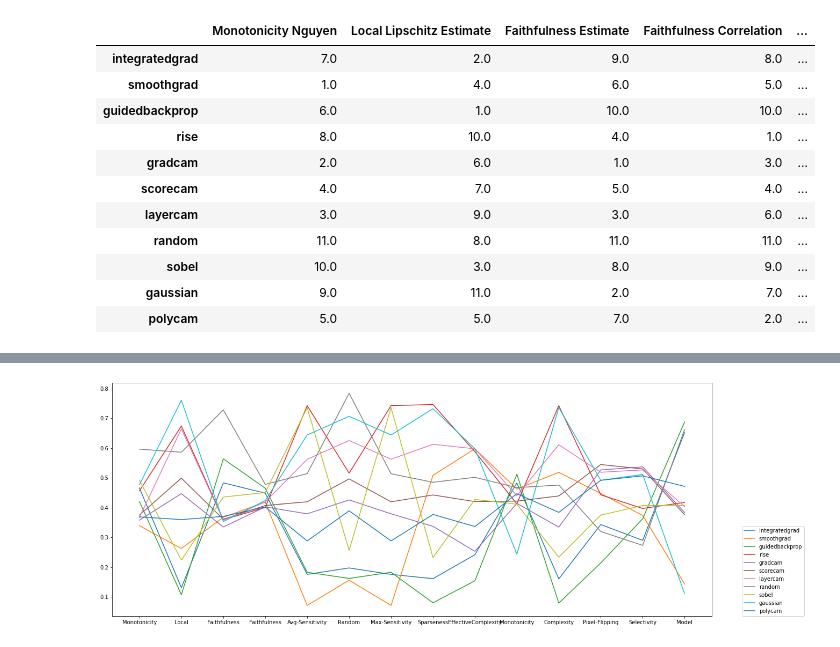
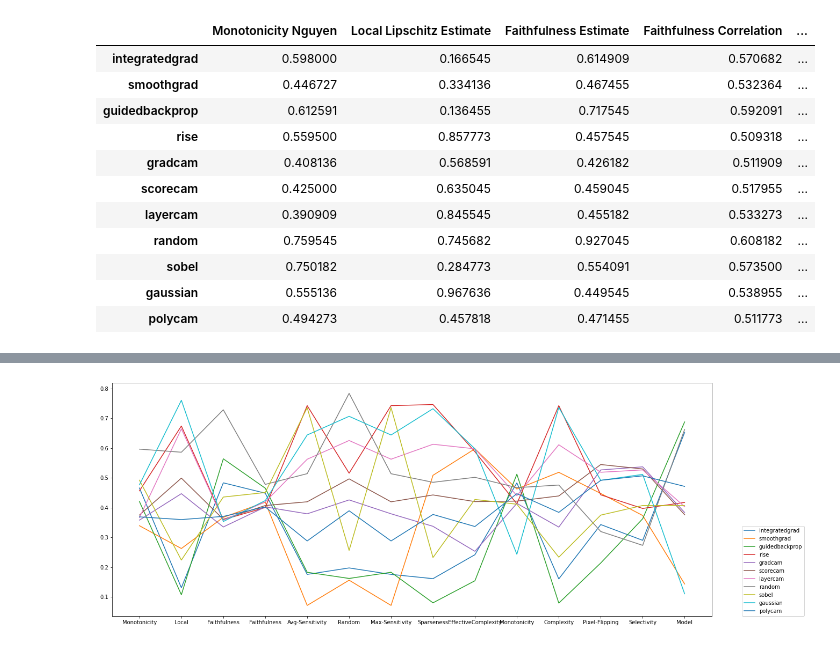
Before and after one commit to multitel-ai/Evaluation-XAI-Metrics-GD6-TRAIL, a Jupyter notebook: XAI_analysis.ipynb, the cells around one changed output, grey strips where cells are left out. Saved outputs shown, nothing was run; the diff lists cells and outputs as text; code cells hidden in the pictures.

```diff
--- a/XAI_analysis.ipynb
+++ b/XAI_analysis.ipynb
@@ -297,15 +305,0 @@ for e in df_rank_s.columns:
-# %%
-df_rank_s
-# %% [output]
-|  | Monotonicity Nguyen | Local Lipschitz Estimate | Faithfulness Estimate | Faithfulness Correlation | ... |
-| integratedgrad | 7.0 | 2.0 | 9.0 | 8.0 | ... |
-| smoothgrad | 1.0 | 4.0 | 6.0 | 5.0 | ... |
-| guidedbackprop | 6.0 | 1.0 | 10.0 | 10.0 | ... |
-| rise | 8.0 | 10.0 | 4.0 | 1.0 | ... |
-| gradcam | 2.0 | 6.0 | 1.0 | 3.0 | ... |
-| scorecam | 4.0 | 7.0 | 5.0 | 4.0 | ... |
-| layercam | 3.0 | 9.0 | 3.0 | 6.0 | ... |
-| random | 11.0 | 8.0 | 11.0 | 11.0 | ... |
-| sobel | 10.0 | 3.0 | 8.0 | 9.0 | ... |
-| gaussian | 9.0 | 11.0 | 2.0 | 7.0 | ... |
-| polycam | 5.0 | 5.0 | 7.0 | 2.0 | ... |
@@ -312,3 +315,18 @@ df_rank_s
+# %%
+df_ranks
+# %% [output]
+|  | Monotonicity Nguyen | Local Lipschitz Estimate | Faithfulness Estimate | Faithfulness Correlation | ... |
+| integratedgrad | 0.598000 | 0.166545 | 0.614909 | 0.570682 | ... |
+| smoothgrad | 0.446727 | 0.334136 | 0.467455 | 0.532364 | ... |
+| guidedbackprop | 0.612591 | 0.136455 | 0.717545 | 0.592091 | ... |
+| rise | 0.559500 | 0.857773 | 0.457545 | 0.509318 | ... |
+| gradcam | 0.408136 | 0.568591 | 0.426182 | 0.511909 | ... |
+| scorecam | 0.425000 | 0.635045 | 0.459045 | 0.517955 | ... |
+| layercam | 0.390909 | 0.845545 | 0.455182 | 0.533273 | ... |
+| random | 0.759545 | 0.745682 | 0.927045 | 0.608182 | ... |
+| sobel | 0.750182 | 0.284773 | 0.554091 | 0.573500 | ... |
+| gaussian | 0.555136 | 0.967636 | 0.449545 | 0.538955 | ... |
+| polycam | 0.494273 | 0.457818 | 0.471455 | 0.511773 | ... |
 # %%
 cols = df_rank_s.columns
 # %%
```
Also changed, not shown: parts of 8 cells of this notebook.
